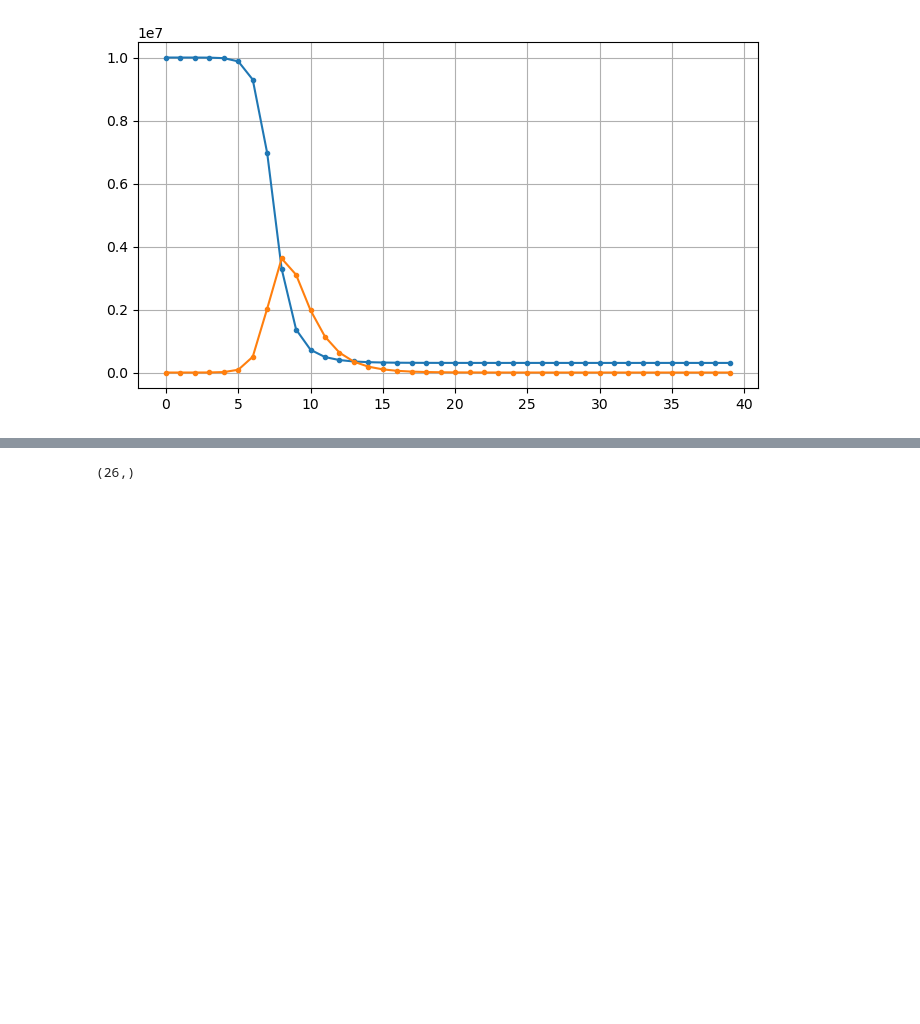
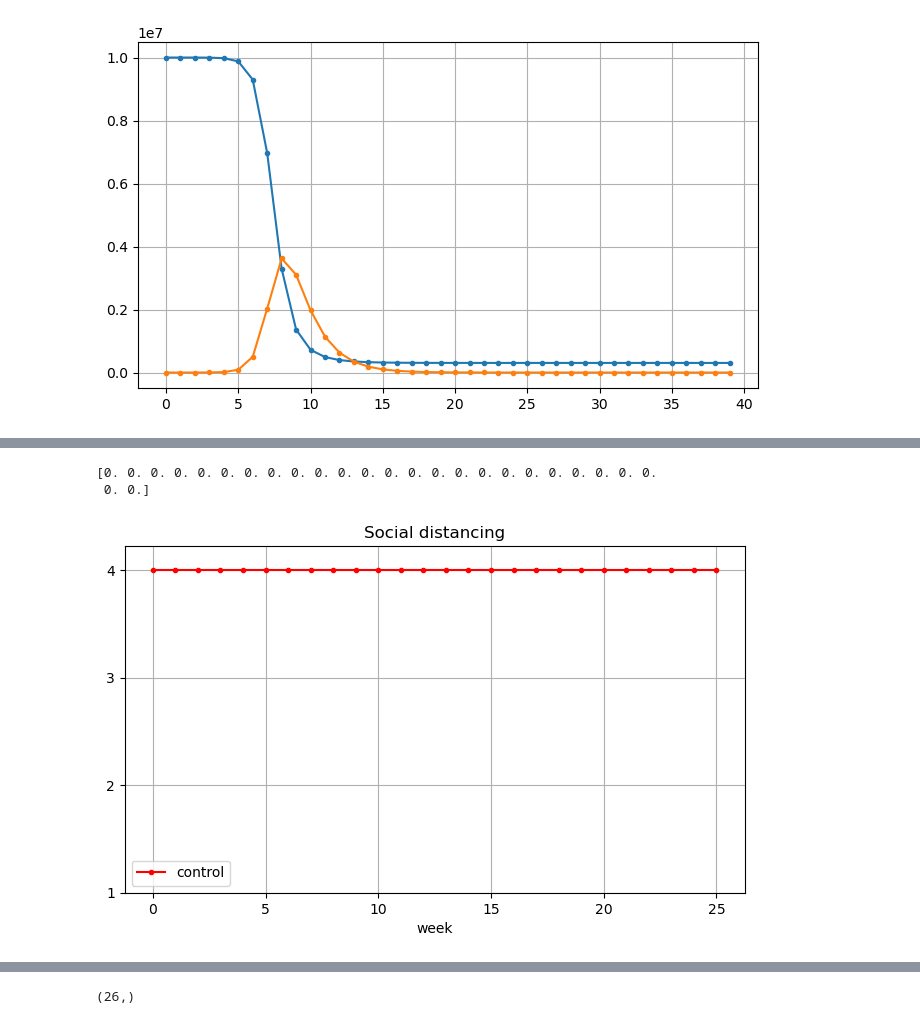
Before and after one commit to yoon-gu/ezlab-rl, a Jupyter notebook: npirl/dqn/7sir_sol.ipynb, the cells around one changed output, grey strips where cells are left out. Drawn from its saved outputs; the diff is of its cells as text; code cells hidden in the pictures; blank space fills up the shorter version.

```diff
--- a/npirl/dqn/7sir_sol.ipynb
+++ b/npirl/dqn/7sir_sol.ipynb
@@ -722,3 +942,27 @@ plt.plot(SI)
+# %%
+sd_rl = [4, 3, 2, 1]
+sd_RL = []
+print(actions)
+for i in range(len(actions)):
+    idx = int(actions[i])
+    sd_ = sd_rl[idx]
+    sd_RL.append(sd_)
+
+plt.clf()
+#plt.plot(M['sd'][0][0:259], '.-r')
+plt.plot(sd_RL, '.-r', label = 'control')
+#plt.plot(M['sd'][0], '.-', alpha = 0.3,'.-',label = 'previous')
+plt.legend()
+plt.grid()
+plt.title('Social distancing')
+plt.xlabel('week')
+plt.yticks([4, 3, 2, 1])
+plt.savefig('SD level.png', dpi=300)
+plt.show(block=False)
+# %% [output]
+[0. 0. 0. 0. 0. 0. 0. 0. 0. 0. 0. 0. 0. 0. 0. 0. 0. 0. 0. 0. 0. 0. 0. 0.
+ 0. 0.]
+[figure, added]
 # %%
 plt.plot(F)
 # %% [output]
```
Also changed, not shown: parts of 10 cells of this notebook, 5 other files.
